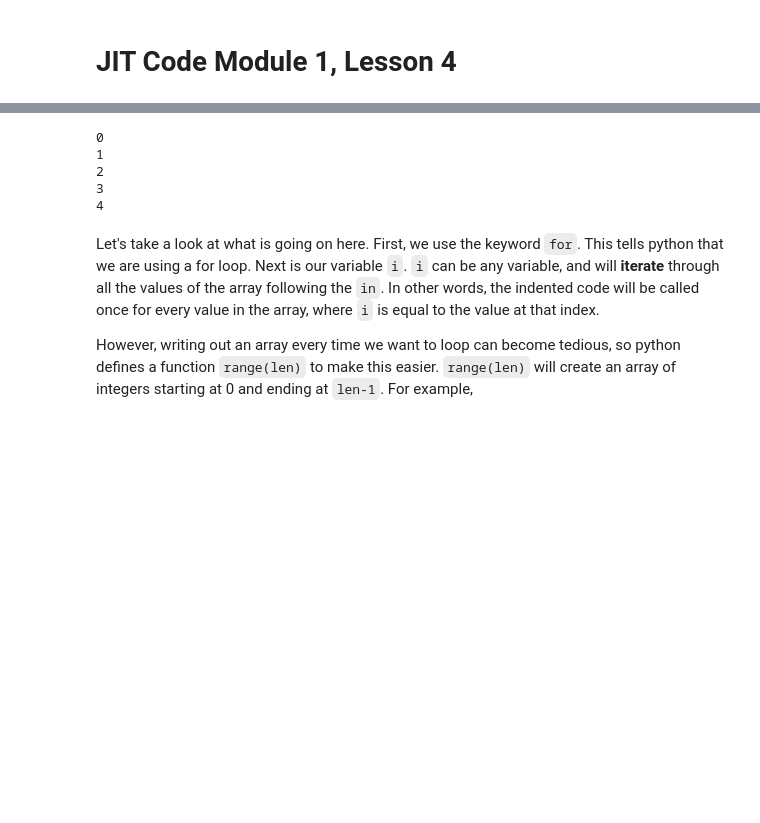
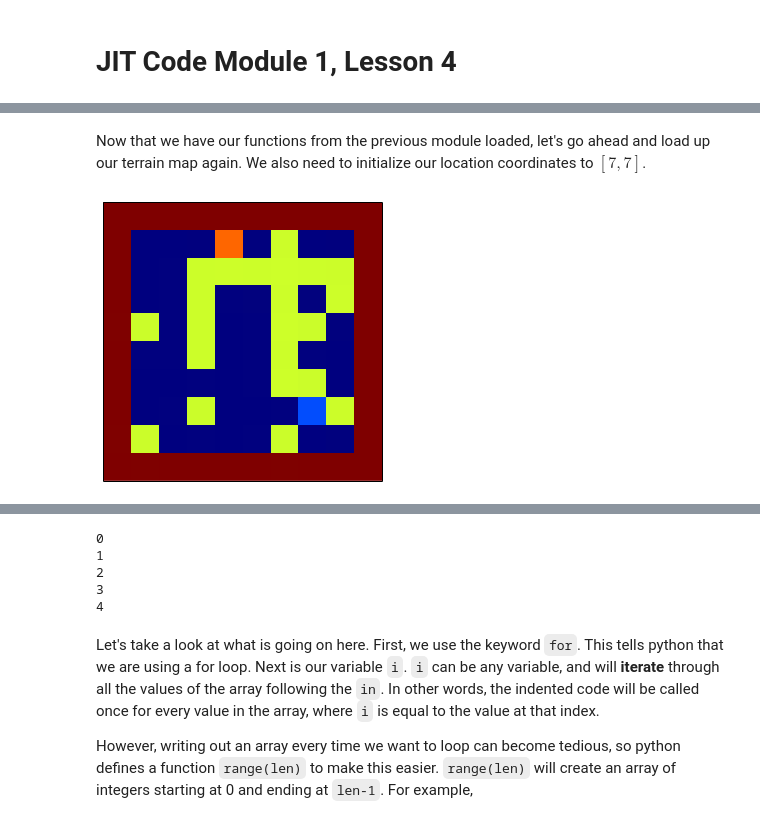
Before and after one commit to barbagroup/JITcode-MechE, a Jupyter notebook: module00_Introduction_to_Python/04_Lesson04_Rover_Loops.ipynb, the cells around one changed output, grey strips where cells are left out. Drawn from its saved outputs; the diff is of its cells as text; code cells hidden in the pictures; blank space fills up the shorter version.

```diff
--- a/module00_Introduction_to_Python/04_Lesson04_Rover_Loops.ipynb
+++ b/module00_Introduction_to_Python/04_Lesson04_Rover_Loops.ipynb
@@ -72,0 +7,10 @@ Last time we were able to get to the goal by **hardcoding** the path of our rove
+# %%
+def show_map(terrain):
+    '''
+    show_map takes a 2D Numpy array representing a simplified terrain map and prints
+    out a colorful version using numpy.imshow
+    '''
+    plt.figure(figsize=(10, 5))
+    plt.imshow(terrain, interpolation='none')
+    plt.xticks([]), plt.yticks([])
+    plt.show()
@@ -72,0 +65,8 @@ Last time we were able to get to the goal by **hardcoding** the path of our rove
+# %% [markdown]
+Now that we have our functions from the previous module loaded, let's go ahead and load up our terrain map again.  We also need to initialize our location coordinates to $[7,7]$.
+# %%
+terrain   = numpy.loadtxt("./resources/terraindata/terrain1.csv",delimiter=",")
+location  = numpy.array([7,7])
+show_map(terrain)
+# %% [output]
+[figure, added]
```
Also changed, not shown: parts of 22 cells of this notebook.
